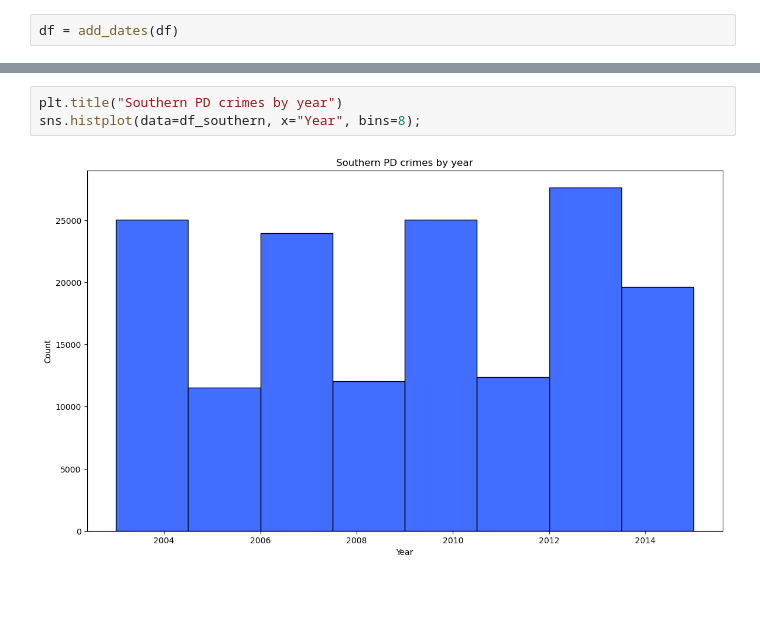
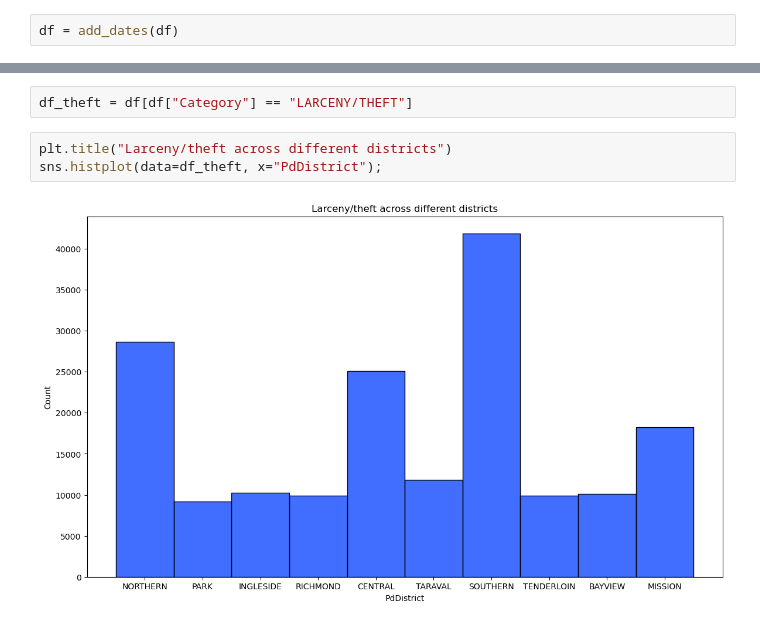
Before and after one commit to msnkr/kaggle_comps, a Jupyter notebook: San Francisco Crime Classification/Untitled.ipynb, the cells around one changed output, grey strips where cells are left out. Drawn from its saved outputs; the diff is of its cells as text; blank space fills up the shorter version.

```diff
--- a/San Francisco Crime Classification/Untitled.ipynb
+++ b/San Francisco Crime Classification/Untitled.ipynb
@@ -161,5 +154,7 @@ plt.xticks(rotation=90);
-# %%
-plt.title("Southern PD crimes by year")
-sns.histplot(data=df_southern, x="Year", bins=8);
-# %% [output]
-[figure, removed]
+# %%
+df_theft = df[df["Category"] == "LARCENY/THEFT"]
+# %%
+plt.title("Larceny/theft across different districts")
+sns.histplot(data=df_theft, x="PdDistrict");
+# %% [output]
+[figure, added]
```
Also changed, not shown: parts of 6 cells of this notebook.
